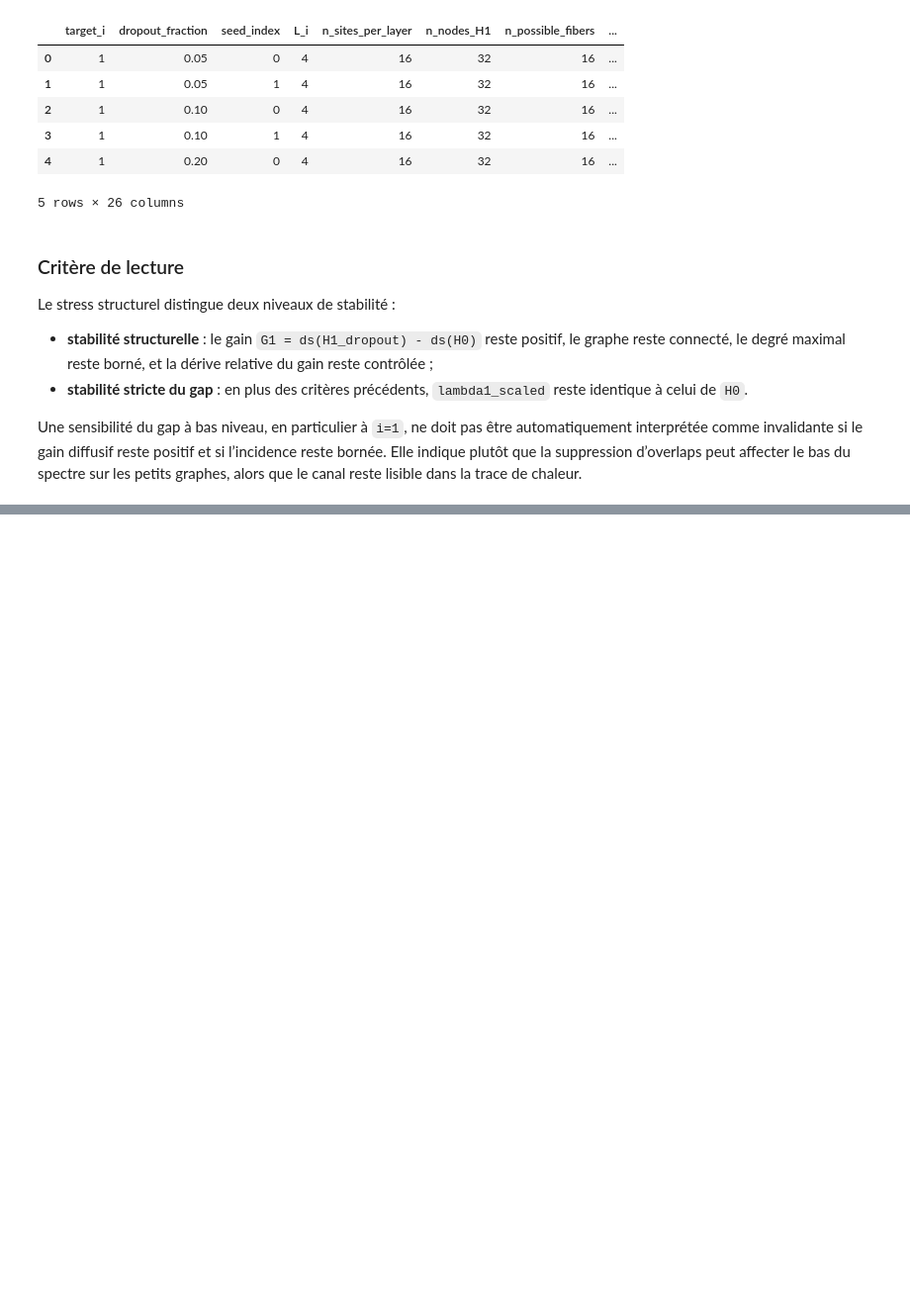
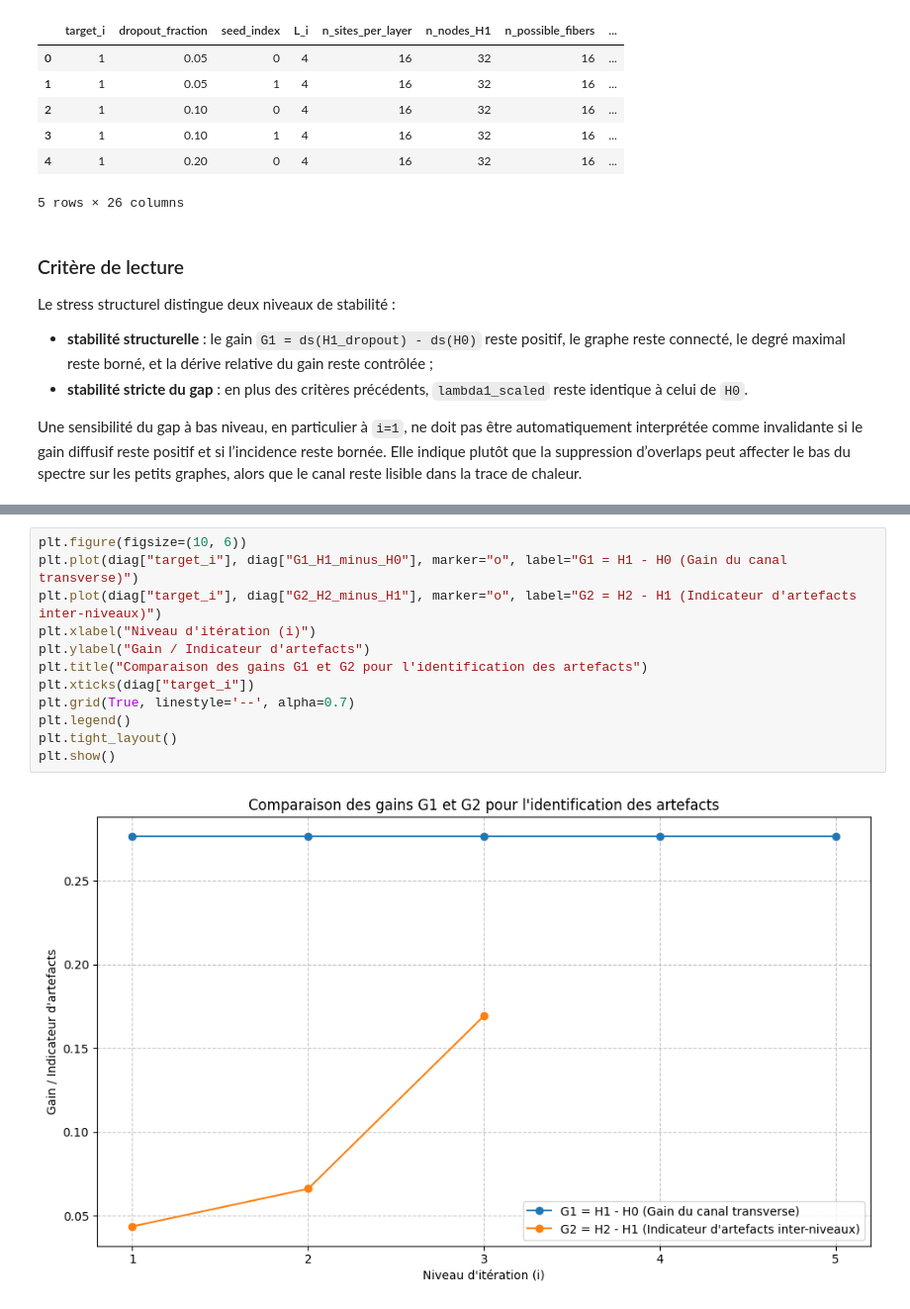
Before and after one commit to cduplan59/CFT_analysis, a Jupyter notebook: ROSG_Test_Zi12345_plus_H1_perturbative_hardstress.ipynb, the cells around one changed output, grey strips where cells are left out. Shown at 99% size. Cells and saved outputs as stored; diff of their text form; blank space fills up the shorter version.

```diff
--- a/ROSG_Test_Zi12345_plus_H1_perturbative_hardstress.ipynb
+++ b/ROSG_Test_Zi12345_plus_H1_perturbative_hardstress.ipynb
@@ -1443,0 +1470,14 @@ Une sensibilité du gap à bas niveau, en particulier à `i=1`, ne doit pas êtr
+# %%
+plt.figure(figsize=(10, 6))
+plt.plot(diag["target_i"], diag["G1_H1_minus_H0"], marker="o", label="G1 = H1 - H0 (Gain du canal transverse)")
+plt.plot(diag["target_i"], diag["G2_H2_minus_H1"], marker="o", label="G2 = H2 - H1 (Indicateur d'artefacts inter-niveaux)")
+plt.xlabel("Niveau d'itération (i)")
+plt.ylabel("Gain / Indicateur d'artefacts")
+plt.title("Comparaison des gains G1 et G2 pour l'identification des artefacts")
+plt.xticks(diag["target_i"])
+plt.grid(True, linestyle='--', alpha=0.7)
+plt.legend()
+plt.tight_layout()
+plt.show()
+# %% [output]
+[figure, added]
```
Also changed, not shown: parts of 1 cell of this notebook.
